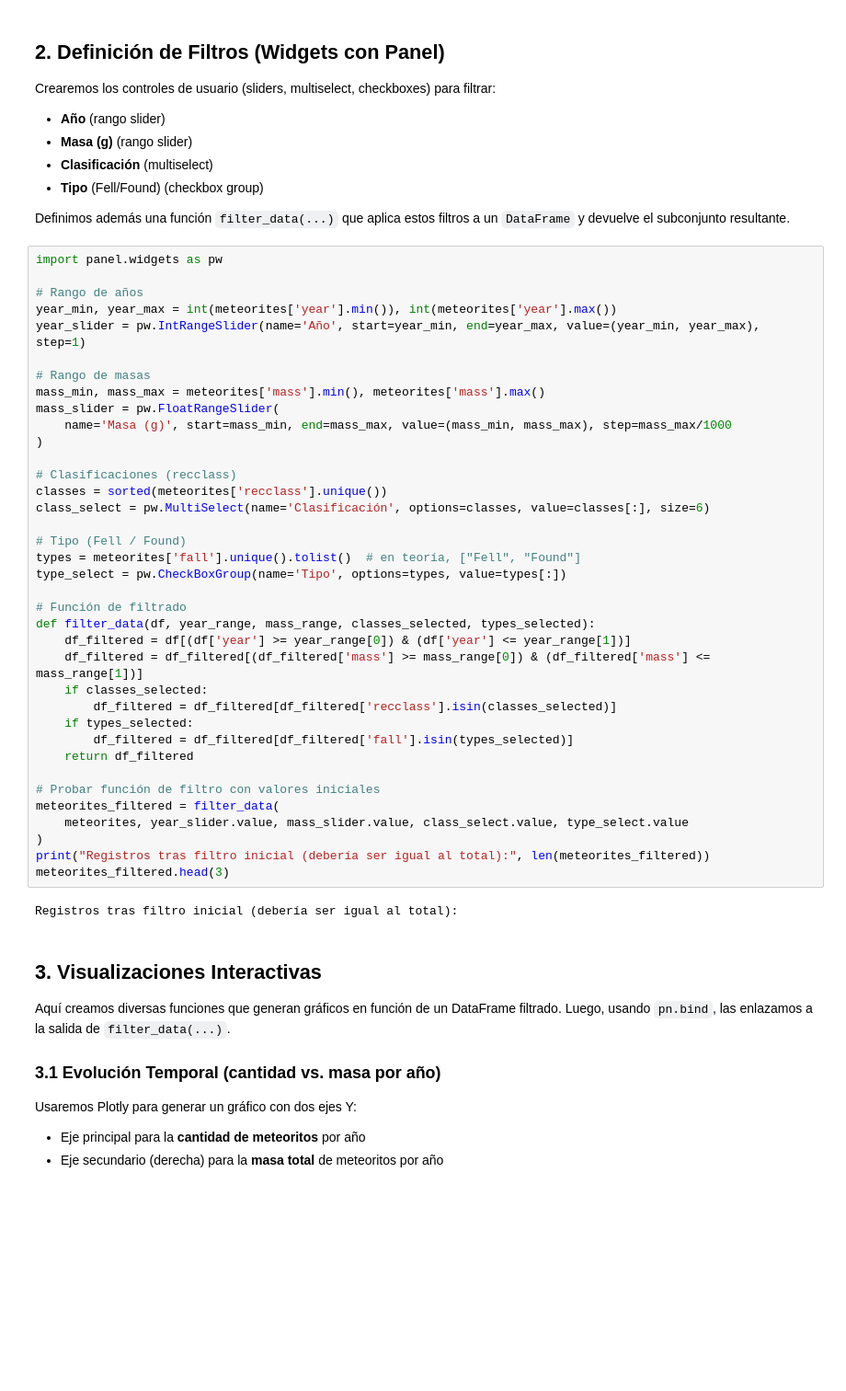
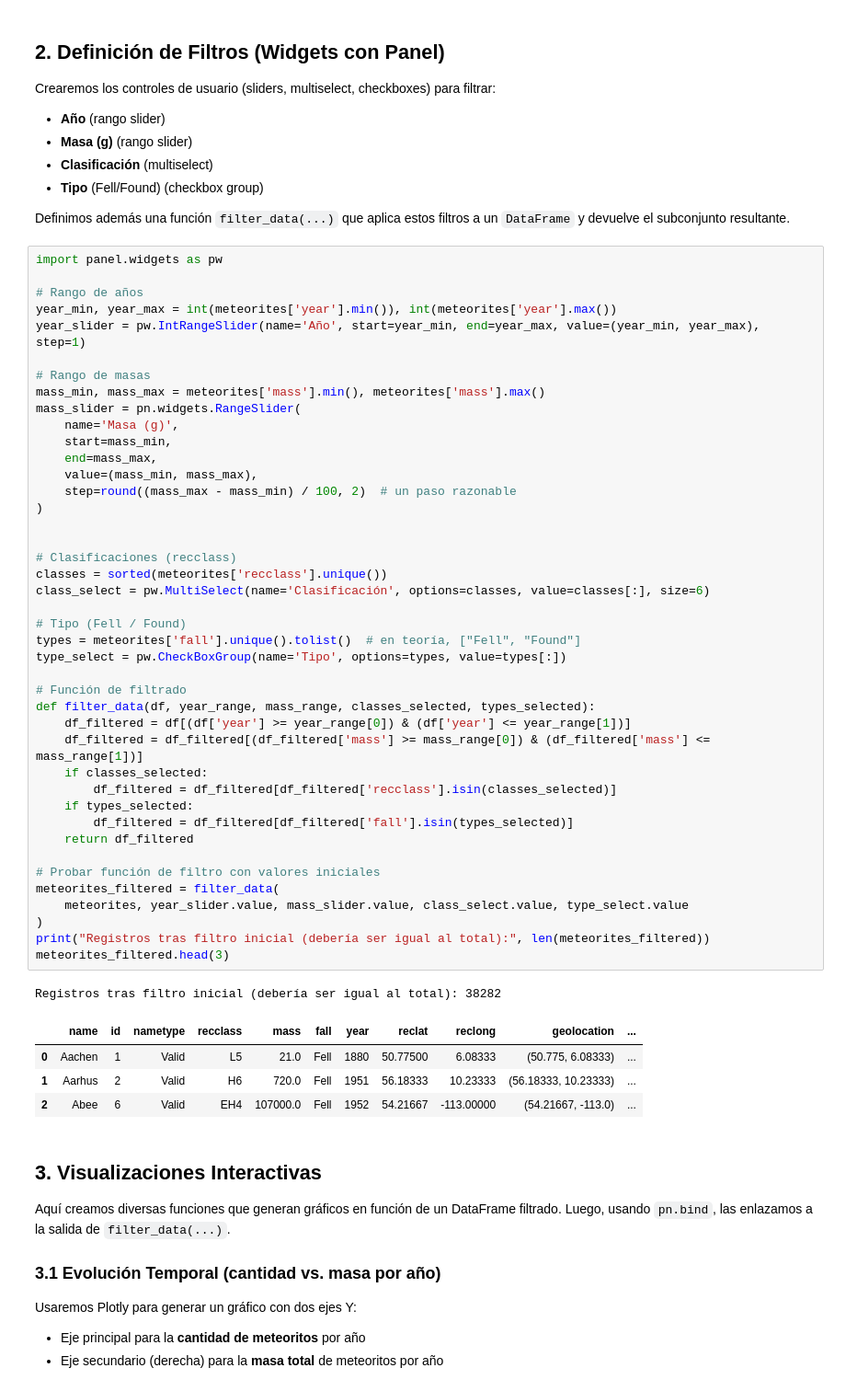
Before and after one commit to agusvillarreal/final-project-topicos-1, a Jupyter notebook: notebooks/meteorite_dashboard.ipynb, the cells around one changed output. Shown: that part at 92% size. Saved outputs shown, nothing was run; the diff lists cells and outputs as text; blank space fills up the shorter version.

```diff
--- a/notebooks/meteorite_dashboard.ipynb
+++ b/notebooks/meteorite_dashboard.ipynb
@@ -87,36 +99,45 @@ year_slider = pw.IntRangeSlider(name='Año', start=year_min, end=year_max, value
 
 # Rango de masas
 mass_min, mass_max = meteorites['mass'].min(), meteorites['mass'].max()
-mass_slider = pw.FloatRangeSlider(
-    name='Masa (g)', start=mass_min, end=mass_max, value=(mass_min, mass_max), step=mass_max/1000
+mass_slider = pn.widgets.RangeSlider(
+    name='Masa (g)',
+    start=mass_min,
+    end=mass_max,
+    value=(mass_min, mass_max),
+    step=round((mass_max - mass_min) / 100, 2)  # un paso razonable
 )
+
 
 # Clasificaciones (recclass)
 classes = sorted(meteorites['recclass'].unique())
 class_select = pw.MultiSelect(name='Clasificación', options=classes, value=classes[:], size=6)
 
 # Tipo (Fell / Found)
 types = meteorites['fall'].unique().tolist()  # en teoría, ["Fell", "Found"]
 type_select = pw.CheckBoxGroup(name='Tipo', options=types, value=types[:])
 
 # Función de filtrado
 def filter_data(df, year_range, mass_range, classes_selected, types_selected):
     df_filtered = df[(df['year'] >= year_range[0]) & (df['year'] <= year_range[1])]
     df_filtered = df_filtered[(df_filtered['mass'] >= mass_range[0]) & (df_filtered['mass'] <= mass_range[1])]
     if classes_selected:
         df_filtered = df_filtered[df_filtered['recclass'].isin(classes_selected)]
     if types_selected:
         df_filtered = df_filtered[df_filtered['fall'].isin(types_selected)]
     return df_filtered
 
 # Probar función de filtro con valores iniciales
 meteorites_filtered = filter_data(
     meteorites, year_slider.value, mass_slider.value, class_select.value, type_select.value
 )
 print("Registros tras filtro inicial (debería ser igual al total):", len(meteorites_filtered))
 meteorites_filtered.head(3)
 # %% [output]
-Registros tras filtro inicial (debería ser igual al total):
+Registros tras filtro inicial (debería ser igual al total): 38282
+|  | name | id | nametype | recclass | mass | fall | year | reclat | reclong | geolocation | ... |
+| 0 | Aachen | 1 | Valid | L5 | 21.0 | Fell | 1880 | 50.77500 | 6.08333 | (50.775, 6.08333) | ... |
+| 1 | Aarhus | 2 | Valid | H6 | 720.0 | Fell | 1951 | 56.18333 | 10.23333 | (56.18333, 10.23333) | ... |
+| 2 | Abee | 6 | Valid | EH4 | 107000.0 | Fell | 1952 | 54.21667 | -113.00000 | (54.21667, -113.0) | ... |
 # %% [markdown]
 ## 3. Visualizaciones Interactivas
 
```
Also changed, not shown: parts of 6 cells of this notebook, 1 other file.
